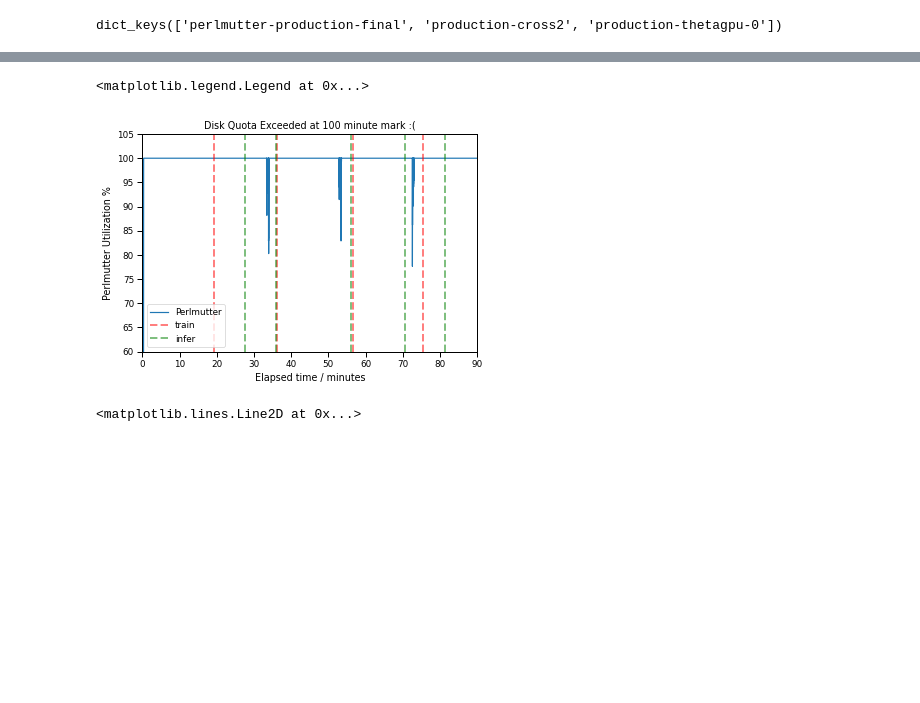
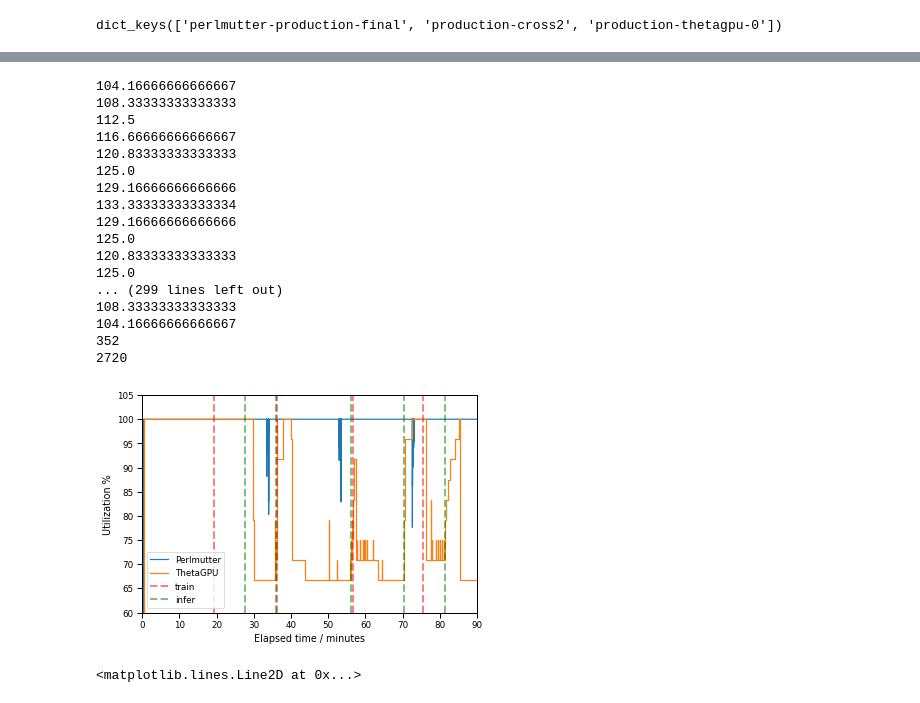
Before and after one commit to ramanathanlab/CryoEM-GB-workflow-analysis, a Jupyter notebook: Untitled.ipynb, the cells around one changed output, grey strips where cells are left out. Drawn from its saved outputs; the diff is of its cells as text; code cells hidden in the pictures; blank space fills up the shorter version.

Commit message:
plot

```diff
--- a/Untitled.ipynb
+++ b/Untitled.ipynb
@@ -84,41 +87,80 @@ def utilization(events, node_weighting: bool = True, t0 = None):
 # When node_weighting=True each Perlmutter job counts as 1/4 of a node (cause packing count is 4):
 
 namd_evts = events["production-cross2"]["namd_perlmutter"]
-t0 = min(e.timestamp for e in namd_evts)
+namd_tgpu_evts = events["production-cross2"]["namd_thetagpu"]
+t0 = min(
+    min(e.timestamp for e in namd_tgpu_evts),
+    min(e.timestamp for e in namd_evts),
+)
 
 times, util_counts = utilization(namd_evts, t0=t0, node_weighting=True)
+times_tgpu, util_counts_tgpu = utilization(namd_tgpu_evts, t0=t0, node_weighting=True)
 
 node_total = 38.0 # we had 38 nodes for this run
 util_percentage = [100 * c / node_total for c in util_counts]
 
+util_percentage_tgpu = [100 * c / 3.0 for c in util_counts_tgpu]
+
+new_util_percentage_tgpu = []
+for p in util_percentage_tgpu:
+    if p > 100:
+        print(p)
+        new_util_percentage_tgpu.append(100 - (p - 100))
+    else:
+        new_util_percentage_tgpu.append(p)
+util_percentage_tgpu = new_util_percentage_tgpu
+#util_percentage_tgpu = [100 - (p - 100) for p in util_percentage_tgpu if p > 100]
+
+print(len(util_percentage_tgpu))
+print(len(util_percentage))
+
+
 fig, ax = plt.subplots()
 ax.step(times, util_percentage, where="post", label="Perlmutter")
+ax.step(times_tgpu, util_percentage_tgpu, where="post", label="ThetaGPU")
 
-ax.set_title("Disk Quota Exceeded at 100 minute mark :(")
+#ax.set_title("Disk Quota Exceeded at 100 minute mark :(")
 ax.set_xlabel("Elapsed time / minutes")
-ax.set_ylabel("Perlmutter Utilization %")
+ax.set_ylabel("Utilization %")
 ax.set_xlim(0, 90)
 ax.set_ylim(60, 105)
 
 
 train_starts = [e.timestamp for e in events["production-cross2"]["anca_ae_train_namd"] if e.to_state == "RUNNING"]
 train_starts = [(t - t0).total_seconds() / 60.0 for t in train_starts]
 
 infer_starts = [e.timestamp for e in events["production-cross2"]["anca_ae_infer_namd"] if e.to_state == "RUNNING"]
 infer_starts = [(t - t0).total_seconds() / 60.0 for t in infer_starts]
 
 for i, t in enumerate(train_starts):
     label = {"label": "train"} if i == 0 else {}
     ax.axvline(x=t, color='r', alpha=0.5, lw=2, ls='--', **label)
 
 for i, t in enumerate(infer_starts):
     label = {"label": "infer"} if i == 0 else {}
     ax.axvline(x=t, color='g', alpha=0.5, lw=2, ls='--', **label)
 
 ax.legend()
+plt.savefig("./utilization_production-cross2.png", dpi=600)
 # %% [output]
-<matplotlib.legend.Legend at 0x...>
+104.16666666666667
+108.33333333333333
+112.5
+116.66666666666667
+120.83333333333333
+125.0
+129.16666666666666
+133.33333333333334
+129.16666666666666
+125.0
+120.83333333333333
+125.0
+... (299 lines left out)
+108.33333333333333
+104.16666666666667
+352
+2720
-[figure, old version]
+[figure, new version]
 # %%
 ax.axvline()
 # %% [output]
```
Also changed, not shown: parts of 2 cells of this notebook.
